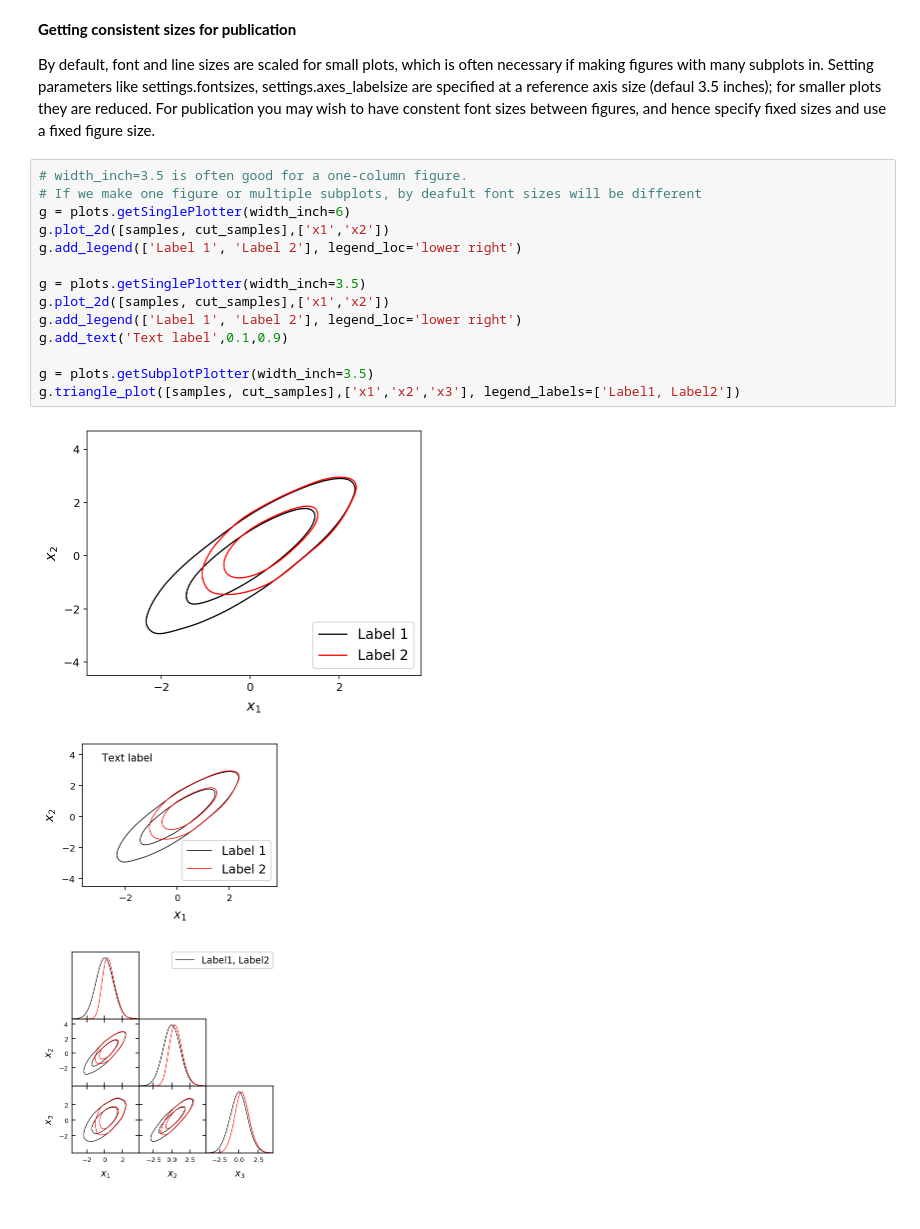
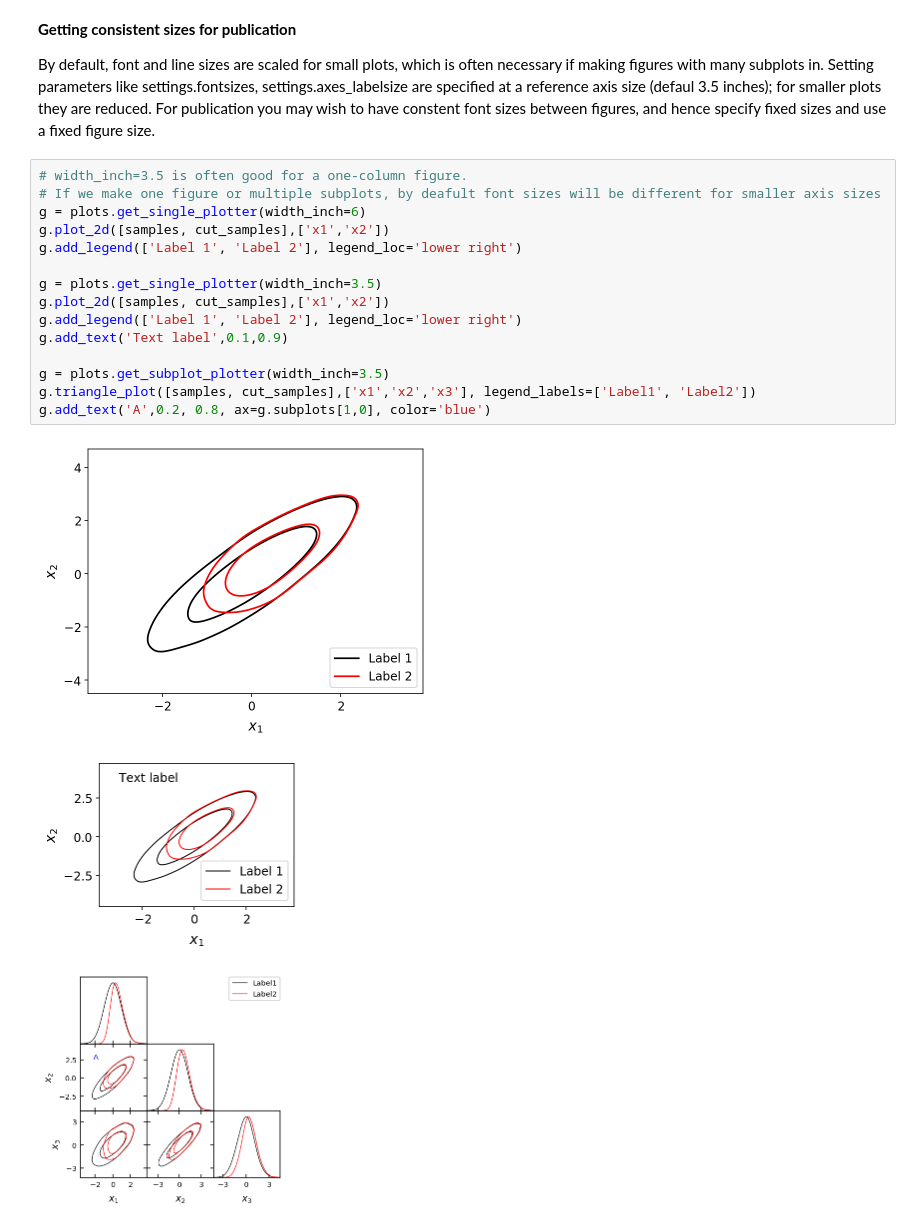
Before and after one commit to xgarrido/getdist, a Jupyter notebook: docs/plot_gallery.ipynb, the cells around one changed output. Drawn from its saved outputs; the diff is of its cells as text.

```diff
--- a/docs/plot_gallery.ipynb
+++ b/docs/plot_gallery.ipynb
@@ -417,19 +423,20 @@ figures with many subplots in. Setting parameters like settings.fontsizes, setti
 For publication you may wish to have constent font sizes between figures, and hence specify fixed sizes and use a fixed figure size.
 # %%
 # width_inch=3.5 is often good for a one-column figure.
-# If we make one figure or multiple subplots, by deafult font sizes will be different
-g = plots.getSinglePlotter(width_inch=6)
+# If we make one figure or multiple subplots, by deafult font sizes will be different for smaller axis sizes
+g = plots.get_single_plotter(width_inch=6)
 g.plot_2d([samples, cut_samples],['x1','x2'])
 g.add_legend(['Label 1', 'Label 2'], legend_loc='lower right')
 
-g = plots.getSinglePlotter(width_inch=3.5)
+g = plots.get_single_plotter(width_inch=3.5)
 g.plot_2d([samples, cut_samples],['x1','x2'])
 g.add_legend(['Label 1', 'Label 2'], legend_loc='lower right')
 g.add_text('Text label',0.1,0.9)
 
-g = plots.getSubplotPlotter(width_inch=3.5)
-g.triangle_plot([samples, cut_samples],['x1','x2','x3'], legend_labels=['Label1, Label2'])
+g = plots.get_subplot_plotter(width_inch=3.5)
+g.triangle_plot([samples, cut_samples],['x1','x2','x3'], legend_labels=['Label1', 'Label2'])
+g.add_text('A',0.2, 0.8, ax=g.subplots[1,0], color='blue')
 # %% [output]
-[figure, old version]
+[figure, new version]
-[figure, old version]
+[figure, new version]
-[figure, old version]
+[figure, new version]
```
Also changed, not shown: parts of 67 cells of this notebook, 14 other files.
